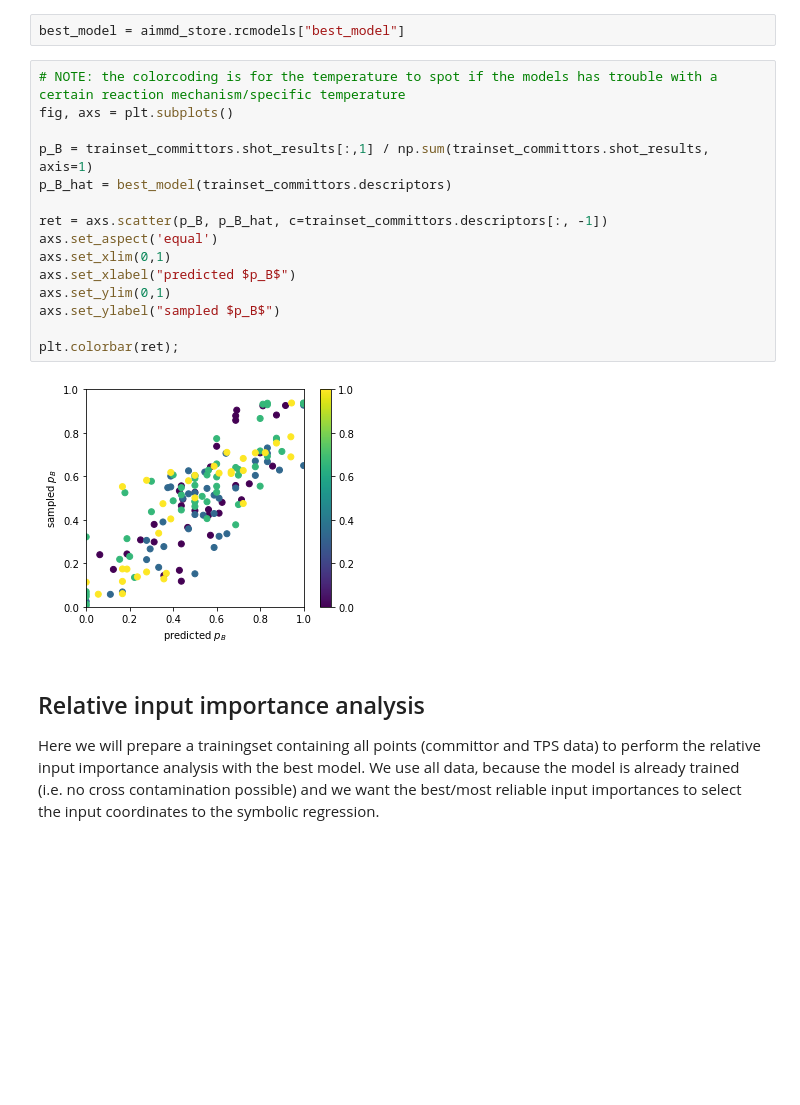
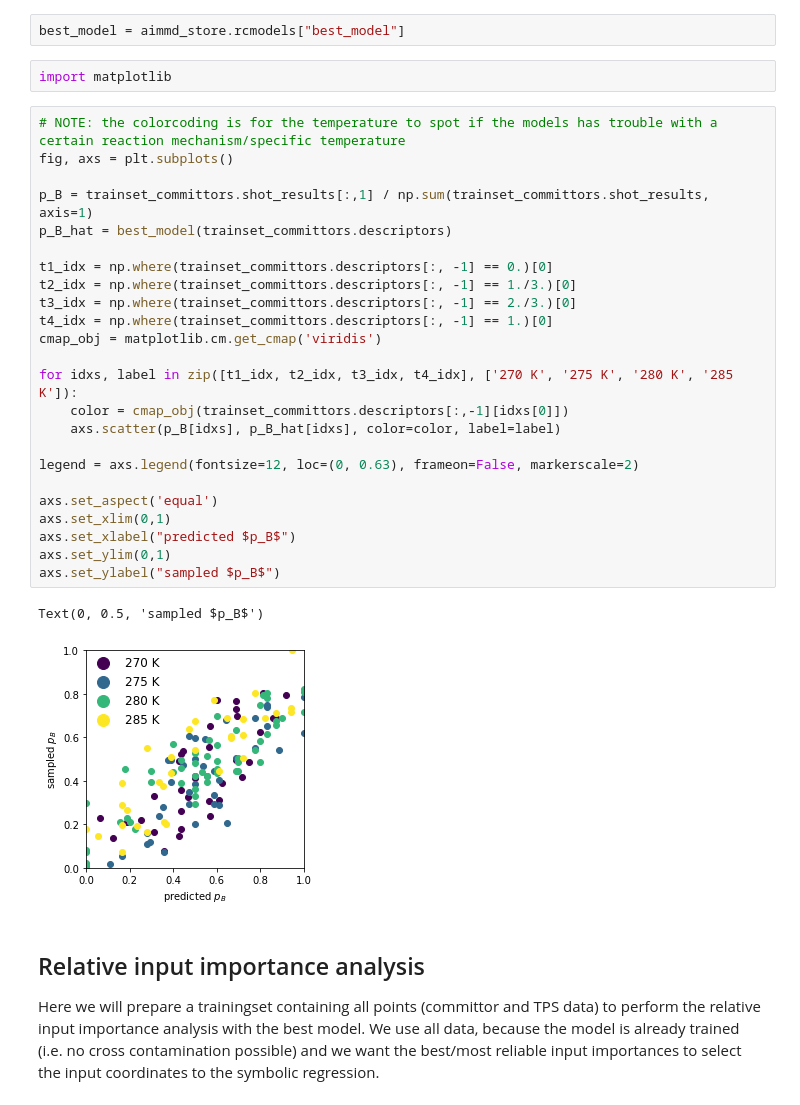
Before and after one commit to bio-phys/aimmd, a Jupyter notebook: examples/methane_clathrate/postprocessing_training_and_SymbolicRegression.ipynb, the cells around one changed output. Drawn from its saved outputs; the diff is of its cells as text; blank space fills up the shorter version.

Commit message:
WIP: notebooks updates; updated toy plot helpers and minor chnaegs to keras rcmodel + pytorch neural networks

```diff
--- a/examples/methane_clathrate/postprocessing_training_and_SymbolicRegression.ipynb
+++ b/examples/methane_clathrate/postprocessing_training_and_SymbolicRegression.ipynb
@@ -159,23 +159,35 @@ axs.legend();
 Load the model with the best test loss and see how it performs on the untrained committor data. If everything went well all points in the the cross correlation plot should lie on the diagonal.
 # %%
 best_model = aimmd_store.rcmodels["best_model"]
+# %%
+import matplotlib
 # %%
 # NOTE: the colorcoding is for the temperature to spot if the models has trouble with a certain reaction mechanism/specific temperature
 fig, axs = plt.subplots()
 
 p_B = trainset_committors.shot_results[:,1] / np.sum(trainset_committors.shot_results, axis=1)
 p_B_hat = best_model(trainset_committors.descriptors)
 
-ret = axs.scatter(p_B, p_B_hat, c=trainset_committors.descriptors[:, -1])
+t1_idx = np.where(trainset_committors.descriptors[:, -1] == 0.)[0]
+t2_idx = np.where(trainset_committors.descriptors[:, -1] == 1./3.)[0]
+t3_idx = np.where(trainset_committors.descriptors[:, -1] == 2./3.)[0]
+t4_idx = np.where(trainset_committors.descriptors[:, -1] == 1.)[0]
+cmap_obj = matplotlib.cm.get_cmap('viridis')
+
+for idxs, label in zip([t1_idx, t2_idx, t3_idx, t4_idx], ['270 K', '275 K', '280 K', '285 K']):
+    color = cmap_obj(trainset_committors.descriptors[:,-1][idxs[0]])
+    axs.scatter(p_B[idxs], p_B_hat[idxs], color=color, label=label)
+
+legend = axs.legend(fontsize=12, loc=(0, 0.63), frameon=False, markerscale=2)
+
 axs.set_aspect('equal')
 axs.set_xlim(0,1)
 axs.set_xlabel("predicted $p_B$")
 axs.set_ylim(0,1)
 axs.set_ylabel("sampled $p_B$")
-
-plt.colorbar(ret);
 # %% [output]
+Text(0, 0.5, 'sampled $p_B$')
-[figure, old version]
+[figure, new version]
 # %% [markdown]
 ## Relative input importance analysis
 Here we will prepare a trainingset containing all points (committor and TPS data) to perform the relative input importance analysis with the best model. We use all data, because the model is already trained (i.e. no cross contamination possible) and we want the best/most reliable input importances to select the input coordinates to the symbolic regression.
```
Also changed, not shown: parts of 12 cells of this notebook, 6 other files.
